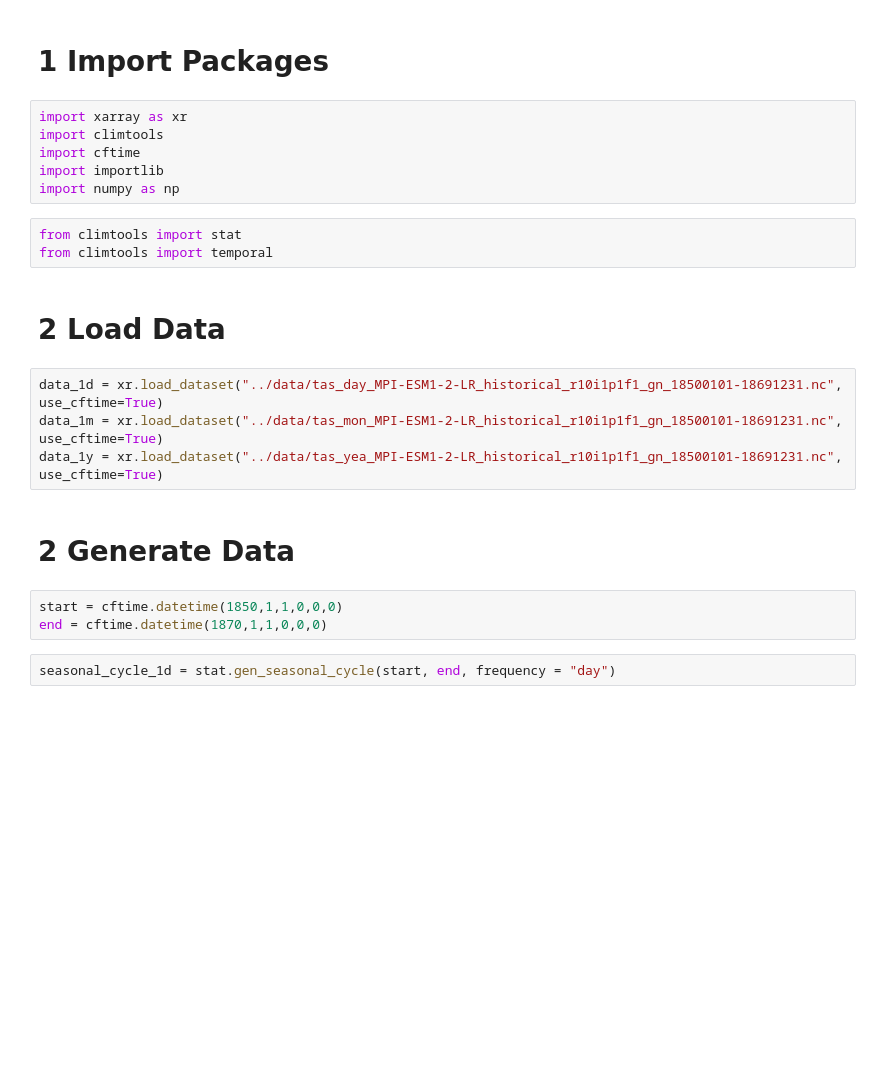
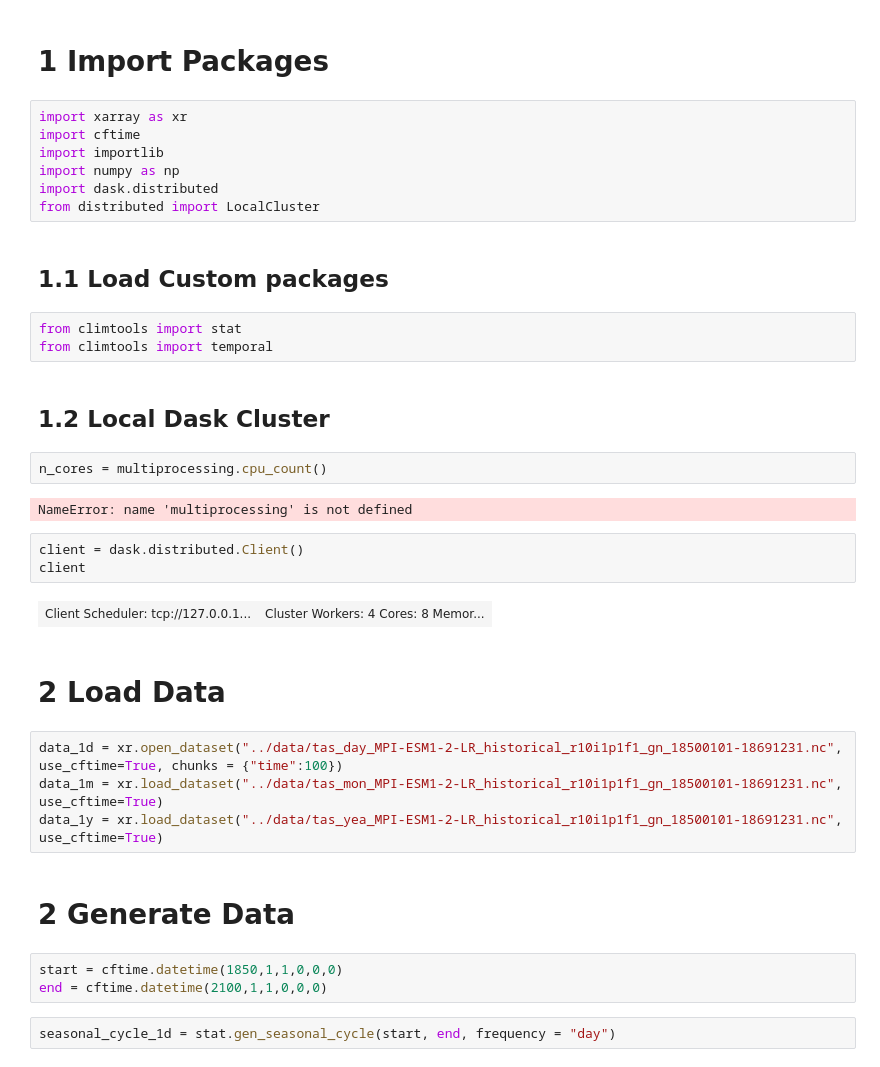
Before and after one commit to BjoernMayer92/climtools, a Jupyter notebook: notebooks/dev_temporal.ipynb, the cells around one changed output. Saved outputs shown, nothing was run; the diff lists cells and outputs as text; blank space fills up the shorter version.

Commit message:
Changed functions to support dask parallel computation

```diff
--- a/notebooks/dev_temporal.ipynb
+++ b/notebooks/dev_temporal.ipynb
@@ -2,24 +2,38 @@
 # 1 Import Packages
 # %%
 import xarray as xr
-import climtools
 import cftime
 import importlib
 import numpy as np
+import dask.distributed
+from distributed import LocalCluster
+# %% [markdown]
+## 1.1 Load Custom packages
 # %%
 from climtools import stat
 from climtools import temporal
+# %% [markdown]
+## 1.2 Local Dask Cluster
+# %%
+n_cores = multiprocessing.cpu_count()
+# %% [output]
+NameError: name 'multiprocessing' is not defined
+# %%
+client = dask.distributed.Client()
+client
+# %% [output]
+| Client Scheduler: tcp://127.0.0.1... | Cluster Workers: 4 Cores: 8 Memor... |
 # %% [markdown]
 # 2 Load Data
 # %%
-data_1d = xr.load_dataset("../data/tas_day_MPI-ESM1-2-LR_historical_r10i1p1f1_gn_18500101-18691231.nc", use_cftime=True)
+data_1d = xr.open_dataset("../data/tas_day_MPI-ESM1-2-LR_historical_r10i1p1f1_gn_18500101-18691231.nc", use_cftime=True, chunks = {"time":100})
 data_1m = xr.load_dataset("../data/tas_mon_MPI-ESM1-2-LR_historical_r10i1p1f1_gn_18500101-18691231.nc", use_cftime=True)
 data_1y = xr.load_dataset("../data/tas_yea_MPI-ESM1-2-LR_historical_r10i1p1f1_gn_18500101-18691231.nc", use_cftime=True)
 # %% [markdown]
 # 2 Generate Data
 # %%
 start = cftime.datetime(1850,1,1,0,0,0)
-end = cftime.datetime(1870,1,1,0,0,0)
+end = cftime.datetime(2100,1,1,0,0,0)
 # %%
 seasonal_cycle_1d = stat.gen_seasonal_cycle(start, end, frequency = "day")
 # %% [markdown]
```
Also changed, not shown: parts of 4 cells of this notebook, 2 other files.
